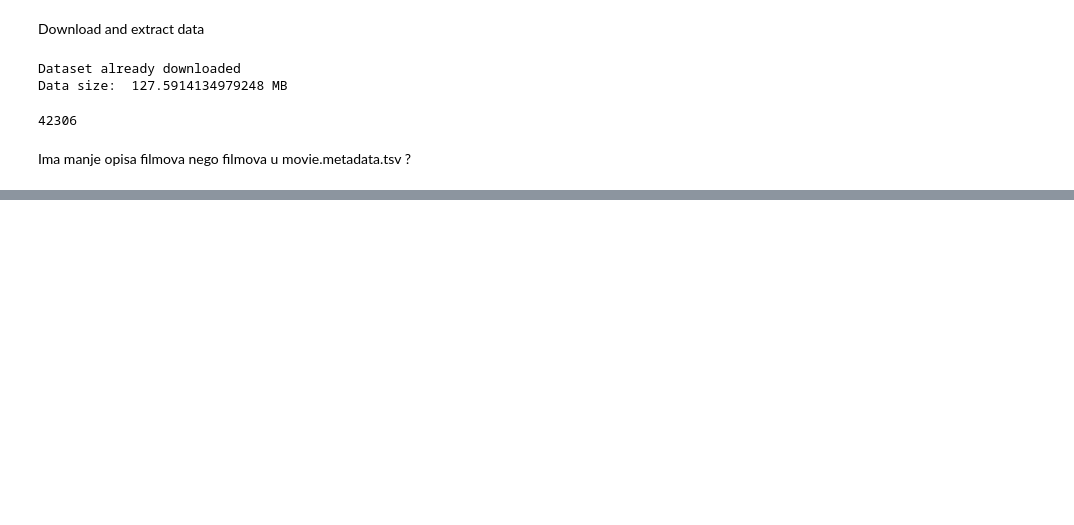
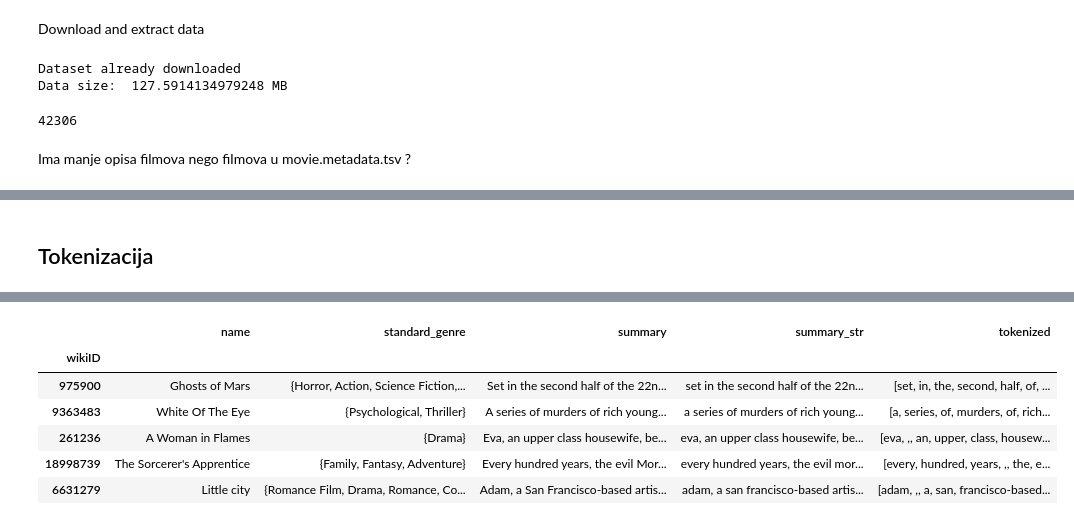
Before and after one commit to stjepanp/Strojno-Jataci, a Jupyter notebook: Plot summaries exploration.ipynb, the cells around one changed output, grey strips where cells are left out. Saved outputs shown, nothing was run; the diff lists cells and outputs as text; code cells hidden in the pictures; blank space fills up the shorter version.

```diff
--- a/Plot summaries exploration.ipynb
+++ b/Plot summaries exploration.ipynb
@@ -124,0 +121,18 @@ Adam, a San Francisco-based artist who works as a cab driver on the side, is hav
+# %%
+import contractions # instalirao preko pip, ne preko conda
+from unidecode import unidecode # ima Ibrahim sa tockom na I
+
+def contract(text):
+    ret = []
+    for word in text.split():
+        try:
+            ret.append(contractions.fix(word))
+        except:
+            print(word)
+            print(unidecode(word))
+            ret.append(contractions.fix(unidecode(word)))
+    return ret
+
+data['no_contract'] = data['summary'].apply(contract)
+
+data.head()
@@ -124,0 +184,12 @@ Adam, a San Francisco-based artist who works as a cab driver on the side, is hav
+# %% [markdown]
+## Tokenizacija
+# %%
+import nltk
+from nltk.tokenize import word_tokenize
+
+nltk.download('punkt')
+
+data['tokenized'] = data['summary_str'].apply(word_tokenize)
+
+data.head()
+# %% [output]
@@ -124,0 +198,7 @@ Adam, a San Francisco-based artist who works as a cab driver on the side, is hav
+|  | name | standard_genre | summary | summary_str | tokenized |
+| wikiID |  |  |  |  |  |
+| 975900 | Ghosts of Mars | {Horror, Action, Science Fiction,... | Set in the second half of the 22n... | set in the second half of the 22n... | [set, in, the, second, half, of, ... |
+| 9363483 | White Of The Eye | {Psychological, Thriller} | A series of murders of rich young... | a series of murders of rich young... | [a, series, of, murders, of, rich... |
+| 261236 | A Woman in Flames | {Drama} | Eva, an upper class housewife, be... | eva, an upper class housewife, be... | [eva, ,, an, upper, class, housew... |
+| 18998739 | The Sorcerer's Apprentice | {Family, Fantasy, Adventure} | Every hundred years, the evil Mor... | every hundred years, the evil mor... | [every, hundred, years, ,, the, e... |
+| 6631279 | Little city | {Romance Film, Drama, Romance, Co... | Adam, a San Francisco-based artis... | adam, a san francisco-based artis... | [adam, ,, a, san, francisco-based... |
```
Also changed, not shown: parts of 29 cells of this notebook.
